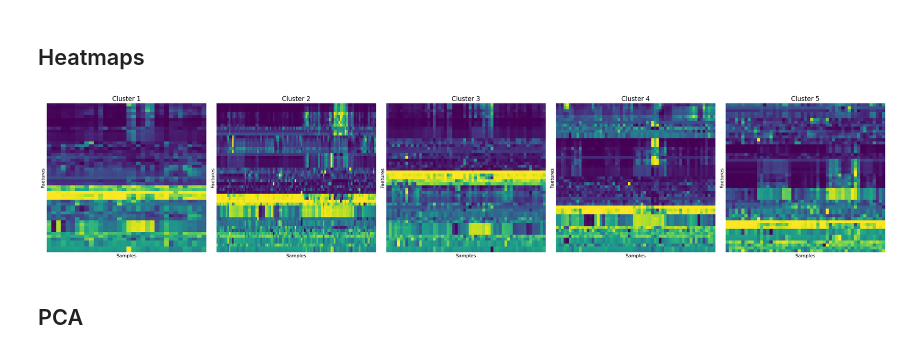
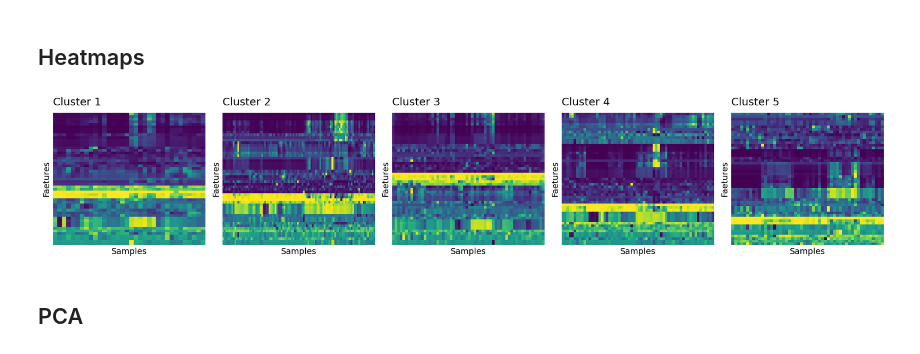
Before and after one commit to ClaraML96/02582_case2, a Jupyter notebook: final_script.ipynb, the cells around one changed output. Cells and saved outputs as stored; diff of their text form; code cells hidden in the pictures.

```diff
--- a/final_script.ipynb
+++ b/final_script.ipynb
@@ -702,30 +703,30 @@ plt.show()
 ## Heatmaps
 # %%
 # Set up one figure with subplots
-fig, axes = plt.subplots(1, n_clusters, figsize=(6 * n_clusters, 6), squeeze=False)
+fig, axes = plt.subplots(1, n_clusters, figsize=(4 * n_clusters, 4), squeeze=False)
 axes = axes.flatten()
 
 for k in range(n_clusters):
     phys_features_cluster_k = phys_features_all_clusters[k]
     Z_k = linkage(phys_features_cluster_k.T, method='ward')
     col_order = leaves_list(Z_k)
     ordered_features = phys_features_cluster_k.T.iloc[col_order]
 
     sn.heatmap(ordered_features,
                cmap='viridis',
                ax=axes[k],
                cbar=False)
 
-    axes[k].set_title(f'Cluster {k+1}', size=16)
-    axes[k].set_xlabel('Samples', size=12)
-    axes[k].set_ylabel('Faetures', size=12)
+    axes[k].set_title(f'Cluster {k+1}', y=1.1, pad=-10, loc='left', size=18)
+    axes[k].set_xlabel('Samples', size=14)
+    axes[k].set_ylabel('Faetures', size=14)
     axes[k].set_xticks([])
     axes[k].set_yticks([])
 
 plt.tight_layout()
 plt.show()
 # %% [output]
-[figure, old version]
+[figure, new version]
 # %% [markdown]
 ## PCA
 # %% [markdown]
```
Also changed, not shown: parts of 10 cells of this notebook, 1 other file.
